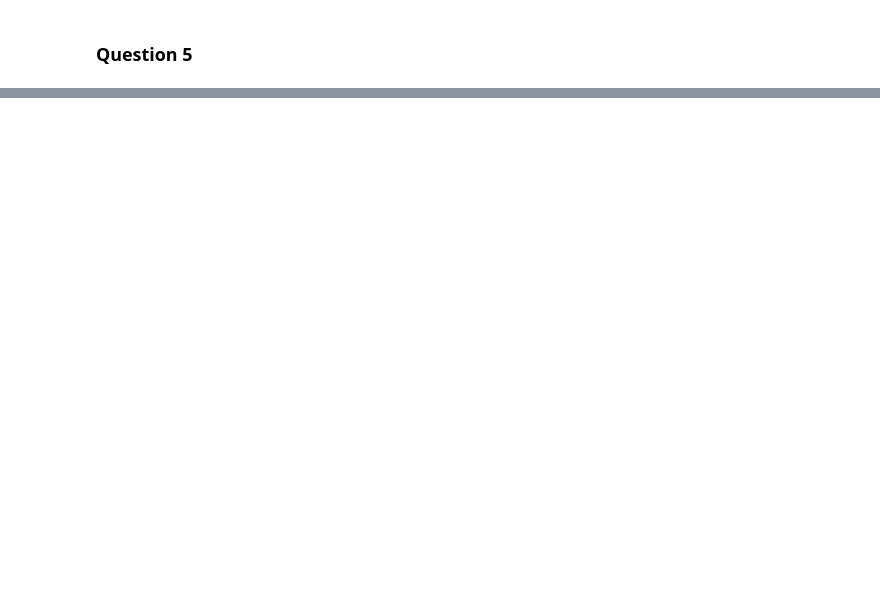
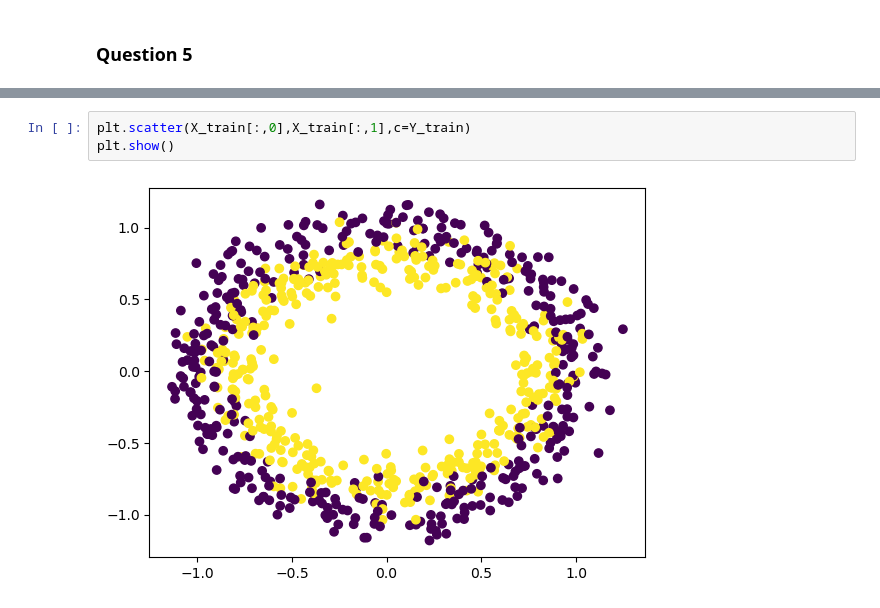
Before and after one commit to changjulian17/MLEassessment, a Jupyter notebook: Section A/section-a.ipynb, the cells around one changed output, grey strips where cells are left out. Drawn from its saved outputs; the diff is of its cells as text; blank space fills up the shorter version.

```diff
--- a/Section A/section-a.ipynb
+++ b/Section A/section-a.ipynb
@@ -820,0 +857,5 @@ plt.show()
+# %%
+plt.scatter(X_train[:,0],X_train[:,1],c=Y_train)
+plt.show()
+# %% [output]
+[figure, added]
```
Also changed, not shown: parts of 30 cells of this notebook, 6 other files.
